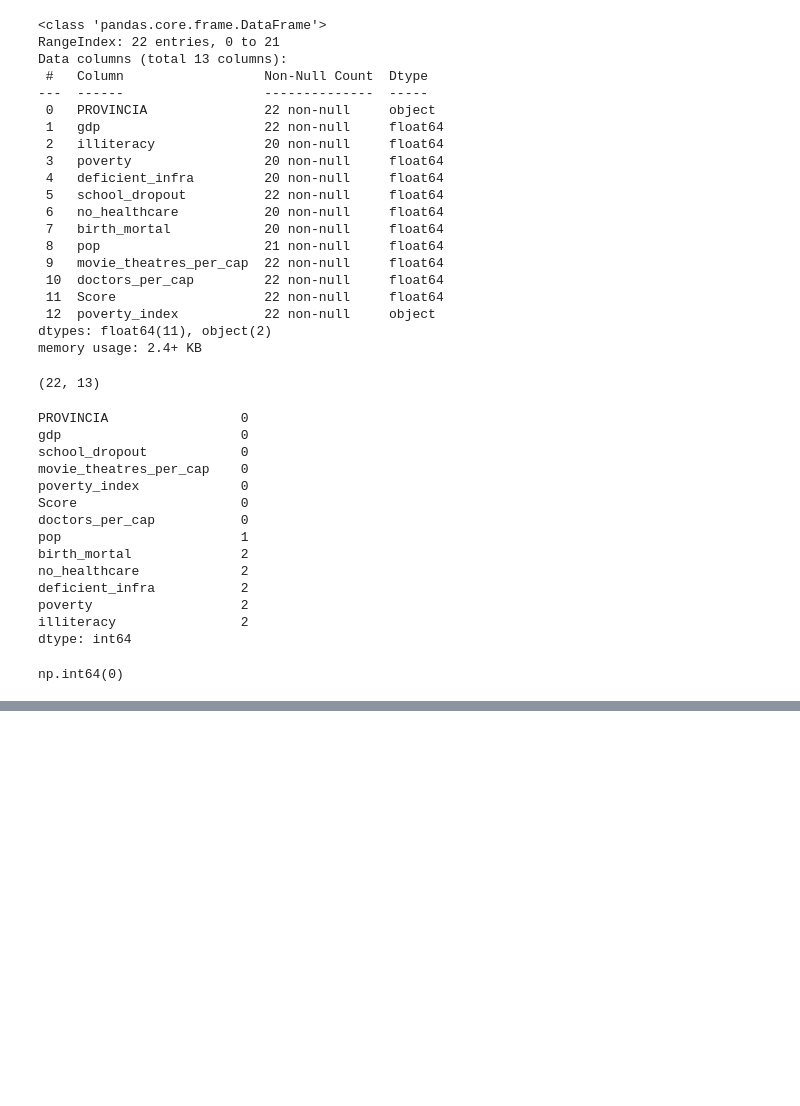
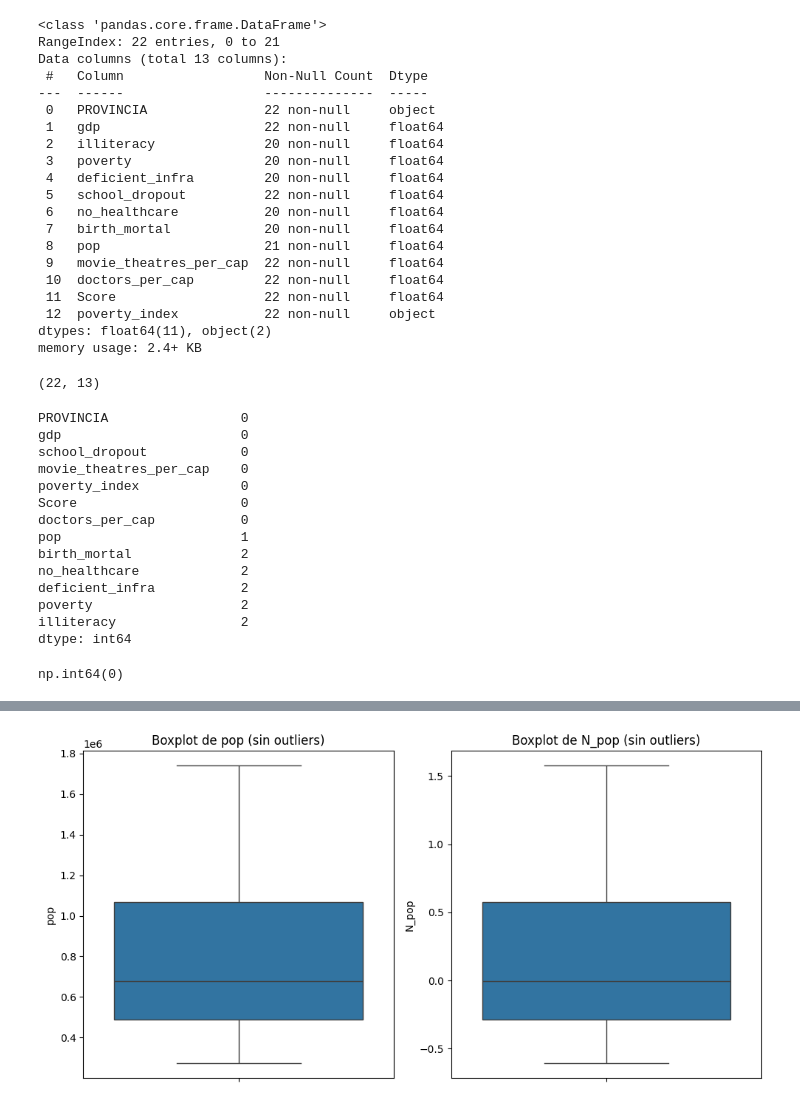
Before and after one commit to dirre44/Lab_de_recopilacion_Parcial_1, a Jupyter notebook: parcial1.ipynb, the cells around one changed output, grey strips where cells are left out. Cells and saved outputs as stored; diff of their text form; code cells hidden in the pictures; blank space fills up the shorter version.

```diff
--- a/parcial1.ipynb
+++ b/parcial1.ipynb
@@ -76,0 +267,27 @@ np.int64(0)
+# %%
+# Boxplot para comparar pop y N_pop excluyendo outliers usando índices
+
+q1 = df_mod["pop"].quantile(0.25)
+q3 = df_mod["pop"].quantile(0.75)
+iqr = q3 - q1
+sup = q3 + iqr * 1.5
+inf = q1 - iqr * 1.5
+
+# Encontrar índices de outliers
+outliers_indices = np.where((df_mod["pop"] > sup) | (df_mod["pop"] < inf))[0]
+
+# Excluir outliers
+df_no_outliers = df_mod.drop(index=outliers_indices)
+
+fig, axes = plt.subplots(1, 2, figsize=(10, 5))
+
+sns.boxplot(y=df_no_outliers["pop"], ax=axes[0])
+axes[0].set_title("Boxplot de pop (sin outliers)")
+
+sns.boxplot(y=df_no_outliers["N_pop"], ax=axes[1])
+axes[1].set_title("Boxplot de N_pop (sin outliers)")
+
+plt.tight_layout()
+plt.show()
+# %% [output]
+[figure, added]
```
Also changed, not shown: parts of 14 cells of this notebook.
